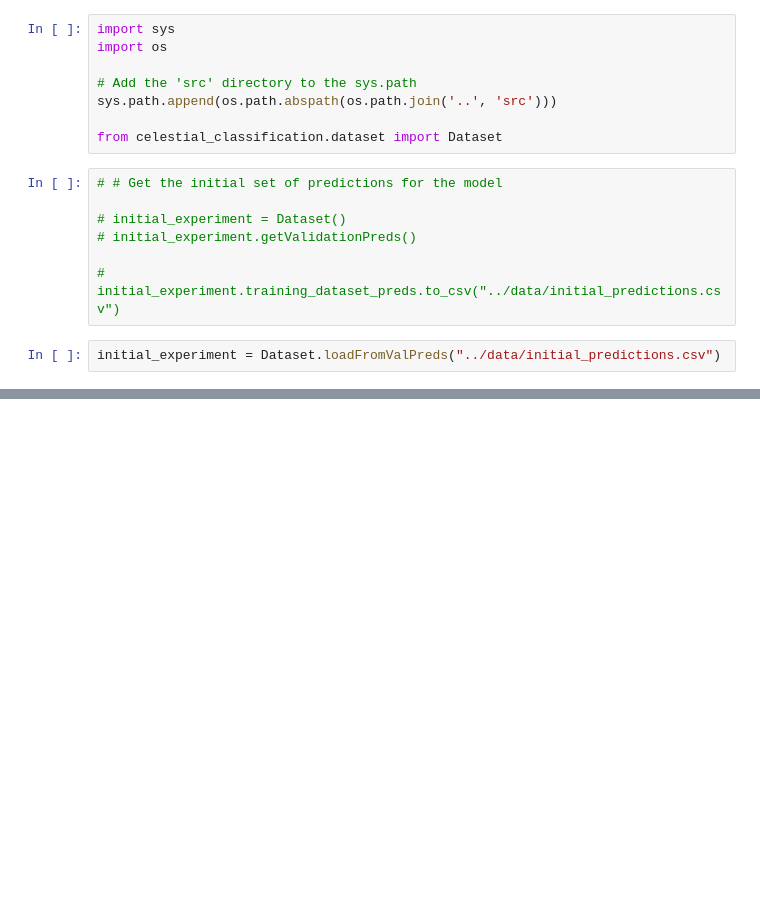
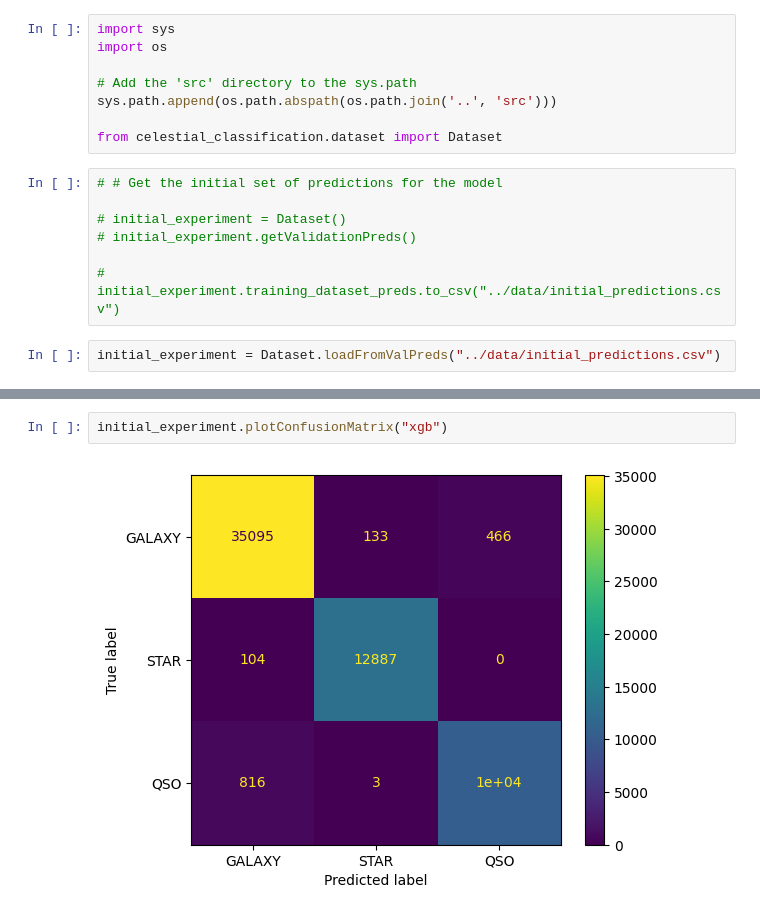
Before and after one commit to morleythomas/celestial_classification, a Jupyter notebook: notebooks/Initial baselines.ipynb, the cells around one changed output, grey strips where cells are left out. Cells and saved outputs as stored; diff of their text form; blank space fills up the shorter version.

```diff
--- a/notebooks/Initial baselines.ipynb
+++ b/notebooks/Initial baselines.ipynb
@@ -55,0 +54,4 @@ Error:
+# %%
+initial_experiment.plotConfusionMatrix("xgb")
+# %% [output]
+[figure, added]
```
Also changed, not shown: parts of 4 cells of this notebook, 3 other files.
